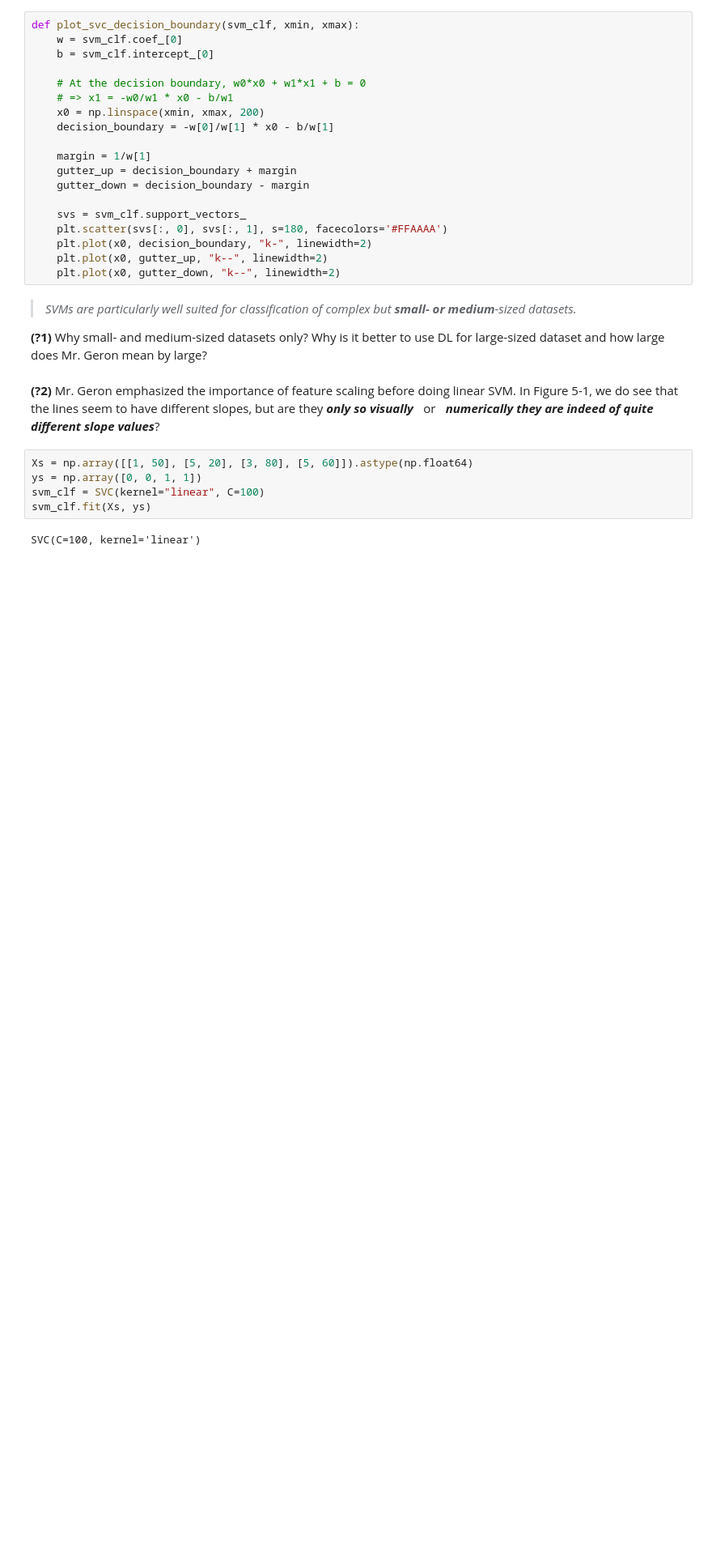
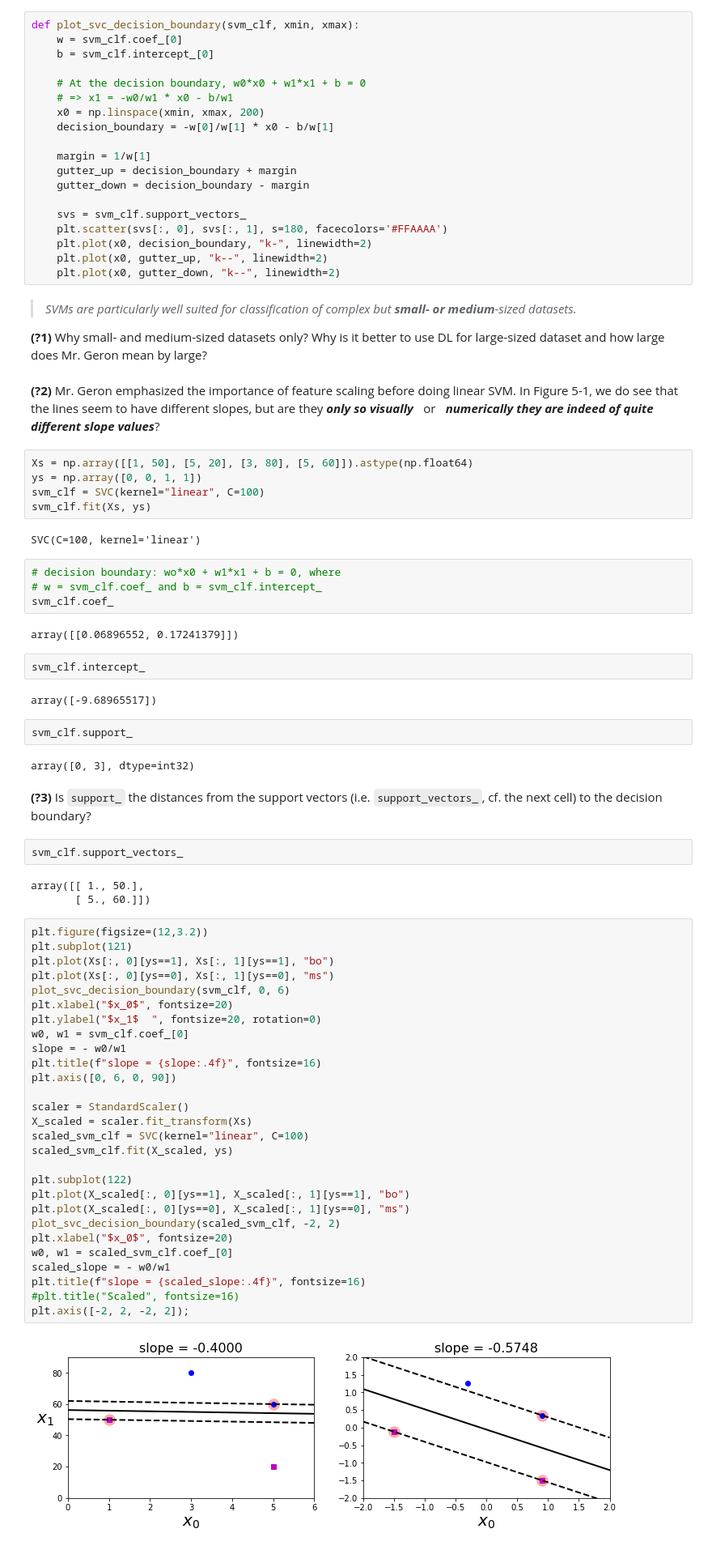
Before and after one commit to phunc20/homl, a Jupyter notebook: 1e/05-SVM/01_linear_SVM.ipynb, the cells around one changed output. Shown: that part at 81% size. Cells and saved outputs as stored; diff of their text form; blank space fills up the shorter version.

```diff
--- a/1e/05-SVM/01_linear_SVM.ipynb
+++ b/1e/05-SVM/01_linear_SVM.ipynb
@@ -41,3 +41,54 @@ svm_clf = SVC(kernel="linear", C=100)
 svm_clf.fit(Xs, ys)
 # %% [output]
 SVC(C=100, kernel='linear')
+# %%
+# decision boundary: wo*x0 + w1*x1 + b = 0, where
+# w = svm_clf.coef_ and b = svm_clf.intercept_
+svm_clf.coef_
+# %% [output]
+array([[0.06896552, 0.17241379]])
+# %%
+svm_clf.intercept_
+# %% [output]
+array([-9.68965517])
+# %%
+svm_clf.support_
+# %% [output]
+array([0, 3], dtype=int32)
+# %% [markdown]
+**(?3)** Is `support_` the distances from the support vectors (i.e. `support_vectors_`, cf. the next cell) to the decision boundary?
+# %%
+svm_clf.support_vectors_
+# %% [output]
+array([[ 1., 50.],
+       [ 5., 60.]])
+# %%
+plt.figure(figsize=(12,3.2))
+plt.subplot(121)
+plt.plot(Xs[:, 0][ys==1], Xs[:, 1][ys==1], "bo")
+plt.plot(Xs[:, 0][ys==0], Xs[:, 1][ys==0], "ms")
+plot_svc_decision_boundary(svm_clf, 0, 6)
+plt.xlabel("$x_0$", fontsize=20)
+plt.ylabel("$x_1$  ", fontsize=20, rotation=0)
+w0, w1 = svm_clf.coef_[0]
+slope = - w0/w1
+plt.title(f"slope = {slope:.4f}", fontsize=16)
+plt.axis([0, 6, 0, 90])
+
+scaler = StandardScaler()
+X_scaled = scaler.fit_transform(Xs)
+scaled_svm_clf = SVC(kernel="linear", C=100)
+scaled_svm_clf.fit(X_scaled, ys)
+
+plt.subplot(122)
+plt.plot(X_scaled[:, 0][ys==1], X_scaled[:, 1][ys==1], "bo")
+plt.plot(X_scaled[:, 0][ys==0], X_scaled[:, 1][ys==0], "ms")
+plot_svc_decision_boundary(scaled_svm_clf, -2, 2)
+plt.xlabel("$x_0$", fontsize=20)
+w0, w1 = scaled_svm_clf.coef_[0]
+scaled_slope = - w0/w1
+plt.title(f"slope = {scaled_slope:.4f}", fontsize=16)
+#plt.title("Scaled", fontsize=16)
+plt.axis([-2, 2, -2, 2]);
+# %% [output]
+[figure, added]
```
Also changed, not shown: parts of 15 cells of this notebook, 2 other files.
